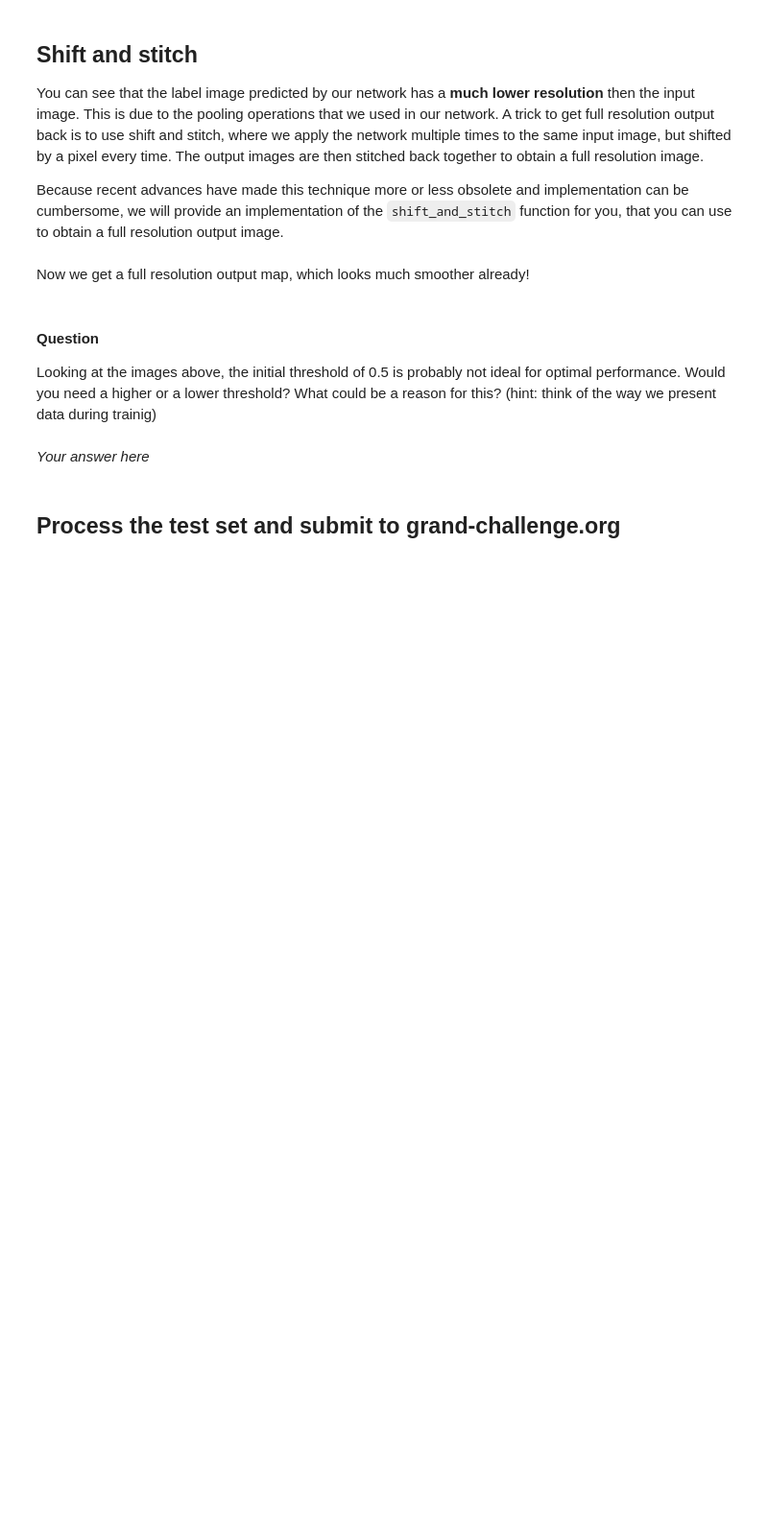
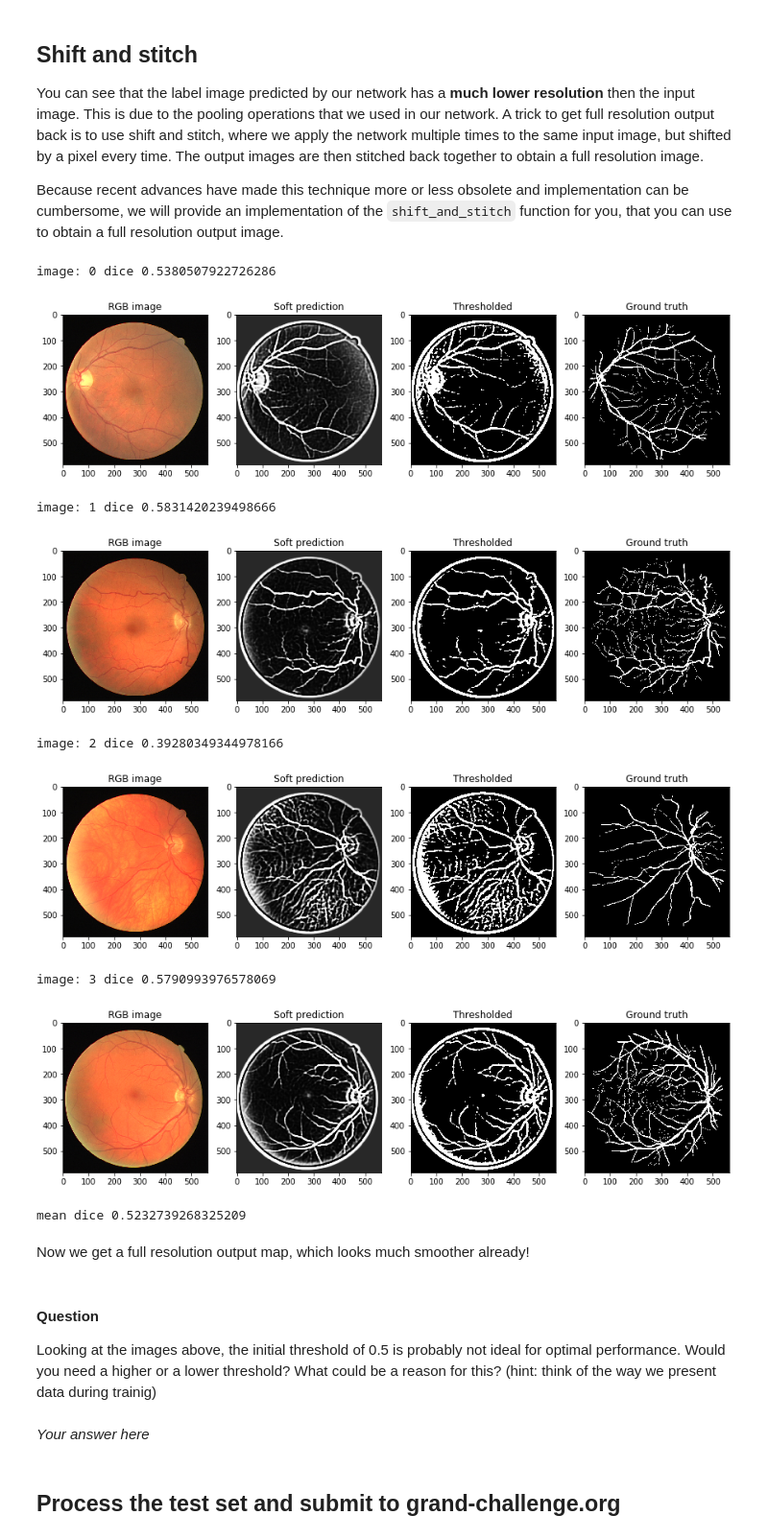
Before and after one commit to jeffluppes/ISMI2018, a Jupyter notebook: Week 6/assignment_6.ipynb, the cells around one changed output. Shown at 96% size. Drawn from its saved outputs; the diff is of its cells as text; code cells hidden in the pictures; blank space fills up the shorter version.

```diff
--- a/Week 6/assignment_6.ipynb
+++ b/Week 6/assignment_6.ipynb
@@ -644,7 +650,17 @@ def process_shift_and_stitch(model, dataset, patch_size, stride):
     return lbls, msks, output
 # %%
 lbls, msks, output = process_shift_and_stitch(model_1, validation_data, patch_size, stride)
-check_results(validation_data.imgs, lbls, msks, output, threshold=0.5)
+check_results(validation_data.imgs, lbls, msks, output, threshold=0.3)
+# %% [output]
+image: 0 dice 0.5380507922726286
+[figure, added]
+image: 1 dice 0.5831420239498666
+[figure, added]
+image: 2 dice 0.39280349344978166
+[figure, added]
+image: 3 dice 0.5790993976578069
+[figure, added]
+mean dice 0.5232739268325209
 # %% [markdown]
 Now we get a full resolution output map, which looks much smoother already!
 # %% [markdown]
```
Also changed, not shown: parts of 15 cells of this notebook.
